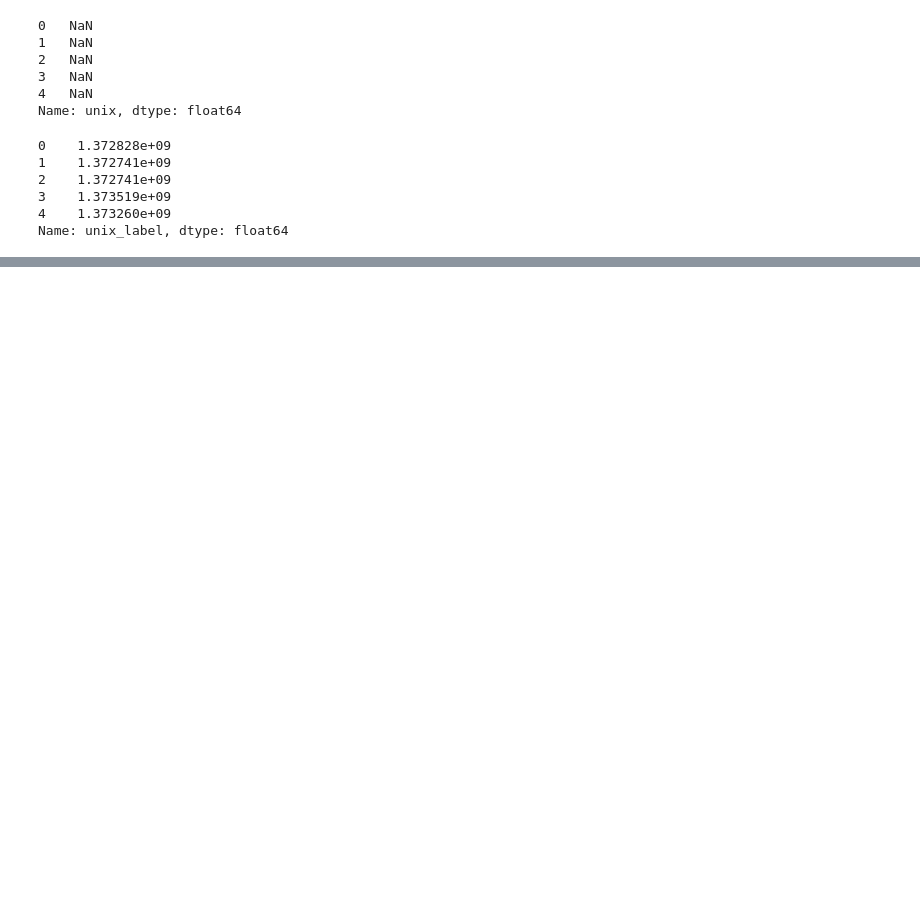
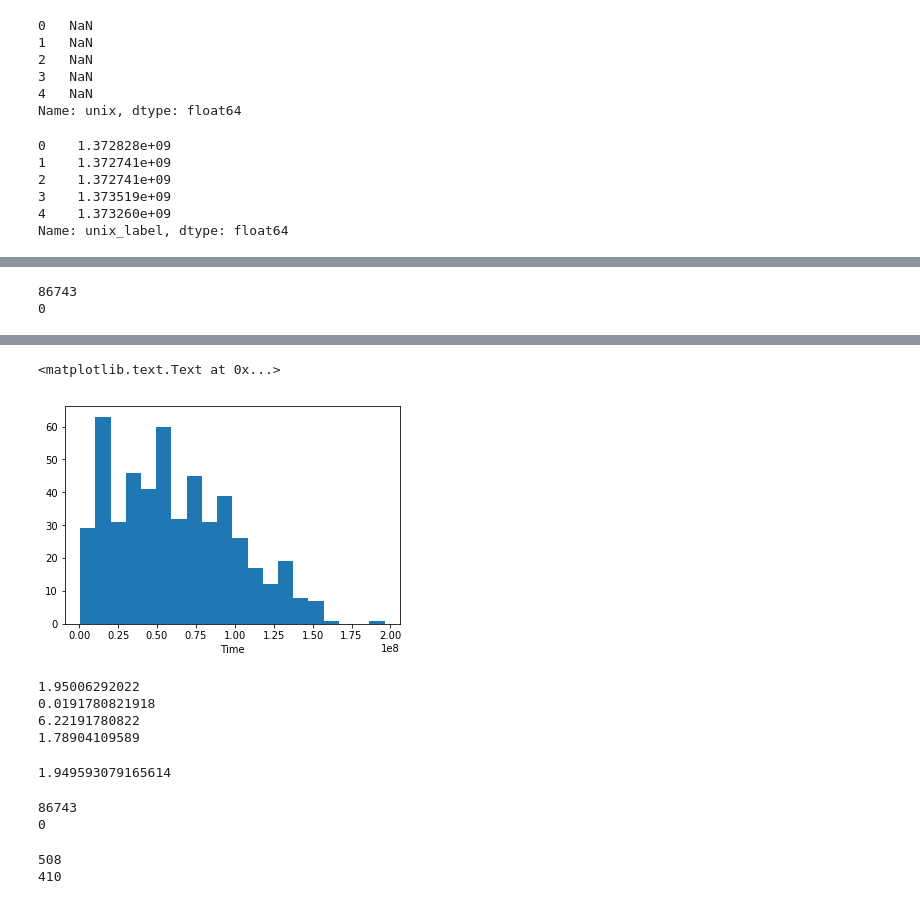
Before and after one commit to ariburian/Capstone_FDA_Recalls, a Jupyter notebook: capstone_project/datasets/labels_w_recalls.ipynb, the cells around one changed output, grey strips where cells are left out. Drawn from its saved outputs; the diff is of its cells as text; code cells hidden in the pictures; blank space fills up the shorter version.

```diff
--- a/capstone_project/datasets/labels_w_recalls.ipynb
+++ b/capstone_project/datasets/labels_w_recalls.ipynb
@@ -314,0 +328,14 @@ TypeError: 'int' object is not iterable
+# %%
+list_of_diffs=pd.Series( df_merge['unix_diff'])
+new_list=list_of_diffs.dropna()
+print list_of_diffs.isnull().sum()
+print new_list.isnull().sum()
+# %% [output]
+86743
+0
+# %%
+date_list=pd.to_datetime(new_list,unit='s')
+print date_list.tail()
+plt.hist(new_list,bins=20)
+plt.xlabel('Time')
+# %% [output]
@@ -314,0 +348,12 @@ TypeError: 'int' object is not iterable
+<matplotlib.text.Text at 0x...>
+[figure, added]
+# %%
+print new_list.mean()/3600/24/365
+print new_list.min()/3600/24/365
+print new_list.max()/3600/24/365
+print new_list.median()/3600/24/365
+# %% [output]
+1.95006292022
+0.0191780821918
+6.22191780822
+1.78904109589
@@ -314,0 +362,22 @@ TypeError: 'int' object is not iterable
+# %%
+df_merge['diff_years'].mean()
+# %% [output]
+1.949593079165614
+# %%
+list_of_diffs_yrs=pd.Series( df_merge['diff_years'])
+new_list_yrs=list_of_diffs_yrs.dropna()
+print list_of_diffs_yrs.isnull().sum()
+print new_list_yrs.isnull().sum()
+# %% [output]
+86743
+0
+# %%
+under_3=[]
+for item in new_list_yrs:
+    if item<=3:
+        under_3.append(item)
+print len(new_list_yrs)
+print len(under_3)
+# %% [output]
+508
+410
```
Also changed, not shown: parts of 10 cells of this notebook, 2 other files.
